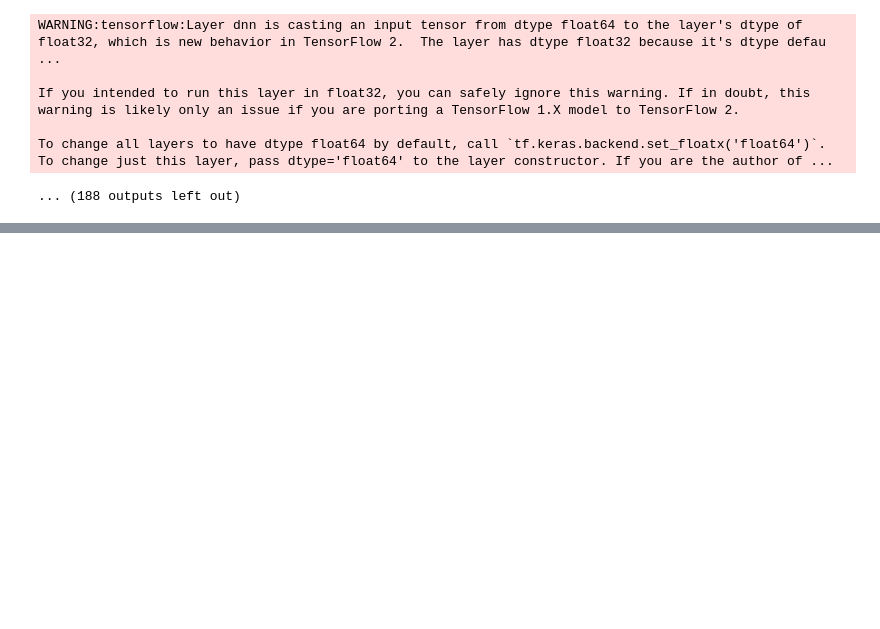
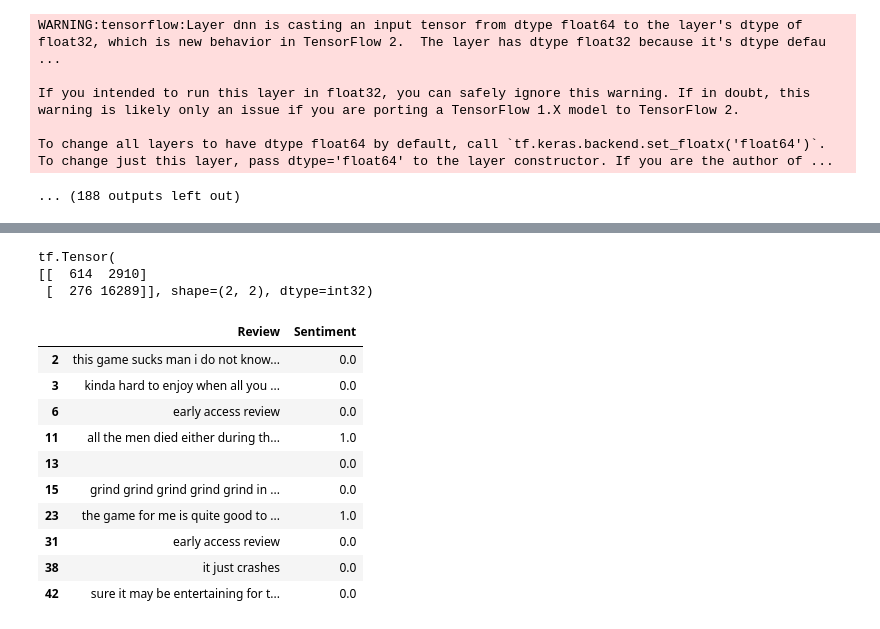
Before and after one commit to deanhuiwang/steam-reviews-sentiment, a Jupyter notebook: steam-reviews-sentiment.ipynb, the cells around one changed output, grey strips where cells are left out. Cells and saved outputs as stored; diff of their text form; code cells hidden in the pictures; blank space fills up the shorter version.

Commit message:
Look at confusion matrix and some misclassified entries

```diff
--- a/steam-reviews-sentiment.ipynb
+++ b/steam-reviews-sentiment.ipynb
@@ -114,3 +25,5 @@ df[df["Review"].isnull()].head()
 # %%
 # replace null reviews with null strings
-df.loc[df["Review"].isnull(), 'Review'] = ""
+train_df.loc[train_df["Review"].isnull(), 'Review'] = ""
+dev_df.loc[dev_df["Review"].isnull(), 'Review'] = ""
+test_df.loc[test_df["Review"].isnull(), 'Review'] = ""
@@ -120,7 +29,0 @@ df.loc[:, 'Review'] = pre_process_corpus(df["Review"])
-# %%
-# split into test and train
-msk = np.random.rand(len(df)) < 0.8
-train_df = df[msk]
-test_df = df[~msk]
-print(len(train_df))
-print(len(test_df))
@@ -135,6 +35,9 @@ train_input_fn = tf.compat.v1.estimator.inputs.pandas_input_fn(
 # Prediction on the whole training set.
 predict_train_input_fn = tf.compat.v1.estimator.inputs.pandas_input_fn(
     train_df, train_df["Sentiment"], shuffle=False)
+# Prediction on the dev set.
+predict_dev_input_fn = tf.compat.v1.estimator.inputs.pandas_input_fn(
+    dev_df, dev_df["Sentiment"], shuffle=False)
 # Prediction on the test set.
 predict_test_input_fn = tf.compat.v1.estimator.inputs.pandas_input_fn(
     test_df, test_df["Sentiment"], shuffle=False)
@@ -239,3 +142,7 @@ INFO:tensorflow:Starting evaluation at 2020-03-23T16:33:23Z
 INFO:tensorflow:Graph was finalized.
 INFO:tensorflow:Graph was finalized.
 ... (41 outputs left out)
+# %%
+dev_labels = list(dev_df["Sentiment"])
+dev_predictions = list(estimator.predict(input_fn=predict_dev_input_fn))
+dev_predictions_classes = [float(prediction["class_ids"][0]) for prediction in dev_predictions]
@@ -241,0 +171,25 @@ INFO:tensorflow:Graph was finalized.
+# %%
+# 614 true negatives and 16289 true positives
+# 2910 false positives and 276 false negatives
+confusion_matrix = tf.math.confusion_matrix(dev_labels, dev_predictions_classes)
+print(confusion_matrix)
+# %% [output]
+tf.Tensor(
+[[  614  2910]
+ [  276 16289]], shape=(2, 2), dtype=int32)
+# %%
+# examples of misclassified reviews
+misclassified_reviews_indices = (i for i in range(len(dev_labels)) if dev_labels[i] != dev_predictions_classes[i])
+dev_df.loc[misclassified_reviews_indices, :].head(10)
+# %% [output]
+|  | Review | Sentiment |
+| 2 | this game sucks man i do not know... | 0.0 |
+| 3 | kinda hard to enjoy when all you ... | 0.0 |
+| 6 | early access review | 0.0 |
+| 11 | all the men died either during th... | 1.0 |
+| 13 |  | 0.0 |
+| 15 | grind grind grind grind grind in ... | 0.0 |
+| 23 | the game for me is quite good to ... | 1.0 |
+| 31 | early access review | 0.0 |
+| 38 | it just crashes | 0.0 |
+| 42 | sure it may be entertaining for t... | 0.0 |
```
Also changed, not shown: parts of 11 cells of this notebook, 1 other file.
